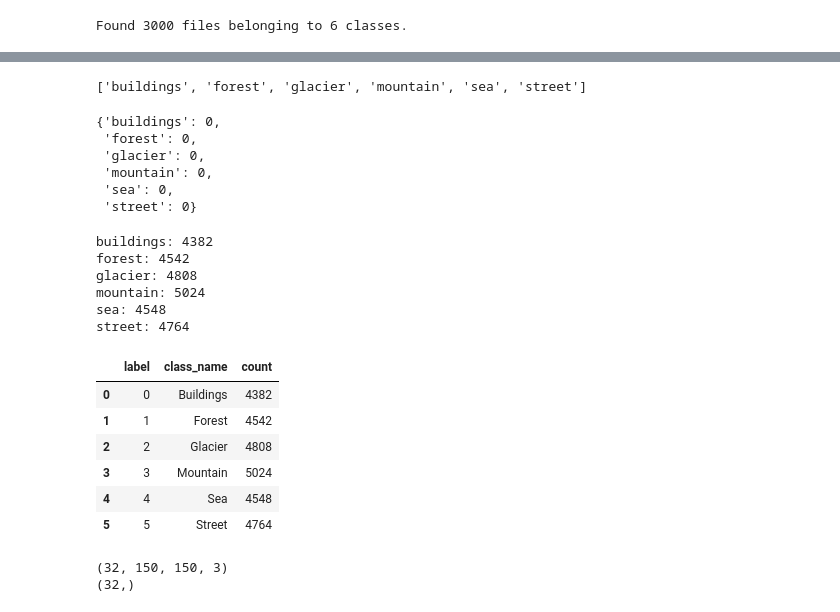
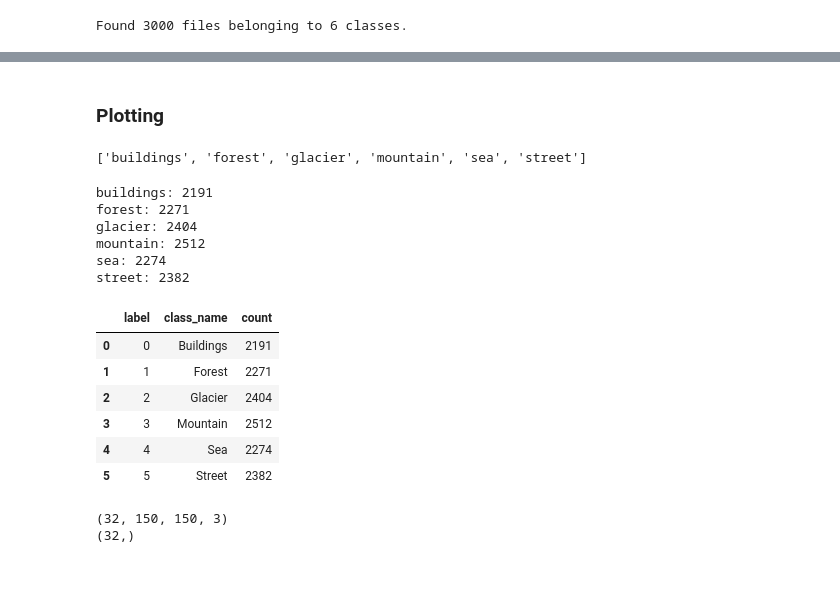
Before and after one commit to kale-sahil/intel-image-classification, a Jupyter notebook: Intel_Classification_Dataset.ipynb, the cells around one changed output, grey strips where cells are left out. Drawn from its saved outputs; the diff is of its cells as text; code cells hidden in the pictures; blank space fills up the shorter version.

Commit message:
Final copy merged into Main file

```diff
--- a/Intel_Classification_Dataset.ipynb
+++ b/Intel_Classification_Dataset.ipynb
@@ -111,3 +155,5 @@ df_test
+# %% [markdown]
+### Plotting
 # %%
 # getting class names of training data
 class_names = df_train.class_names
@@ -119,10 +165,19 @@ class_names
 class_count = {class_name: 0 for class_name in class_names}
 # initially assign 0 to each class name
 class_count
+
+for _, labels in df_train: # _ : placeholder
+  for label in labels.numpy(): # converts tensor into numpy and iterating over labels
+    class_name = class_names[label]
+    class_count[class_name] += 1
+
+# fetching count of each class
+for class_name, count in class_count.items():
+  print(f"{class_name}: {count}")
 # %% [output]
-{'buildings': 0,
- 'forest': 0,
- 'glacier': 0,
- 'mountain': 0,
- 'sea': 0,
- 'street': 0}
+buildings: 2191
+forest: 2271
+glacier: 2404
+mountain: 2512
+sea: 2274
+street: 2382
@@ -134,27 +184,18 @@ for _, labels in df_train: #_ : placeholder
-# %%
-for class_name, count in class_count.items():
-  print(f"{class_name}: {count}")
-# %% [output]
-buildings: 4382
-forest: 4542
-glacier: 4808
-mountain: 5024
-sea: 4548
-street: 4764
 # %%
-cls = pd.DataFrame(df_train.class_names).reset_index()
-cls.rename(columns={'index': 'label', 0: 'class_name'}, inplace = True)
-cls['class_name']=cls["class_name"].str.title()
-cls['count']=class_count.values()
-cls
+# Converting into DataFrame
+cc_df = pd.DataFrame(df_train.class_names).reset_index()
+cc_df.rename(columns={'index': 'label', 0: 'class_name'}, inplace = True)
+cc_df['class_name']=cc_df["class_name"].str.title()
+cc_df['count']=class_count.values()
+cc_df
 # %% [output]
 |  | label | class_name | count |
-| 0 | 0 | Buildings | 4382 |
-| 1 | 1 | Forest | 4542 |
-| 2 | 2 | Glacier | 4808 |
-| 3 | 3 | Mountain | 5024 |
-| 4 | 4 | Sea | 4548 |
-| 5 | 5 | Street | 4764 |
+| 0 | 0 | Buildings | 2191 |
+| 1 | 1 | Forest | 2271 |
+| 2 | 2 | Glacier | 2404 |
+| 3 | 3 | Mountain | 2512 |
+| 4 | 4 | Sea | 2274 |
+| 5 | 5 | Street | 2382 |
 # %%
 #converting the dataset to a NumPy iterator which allows iterate over dataset
 data_iterator = df_train.as_numpy_iterator()
```
Also changed, not shown: parts of 123 cells of this notebook.
